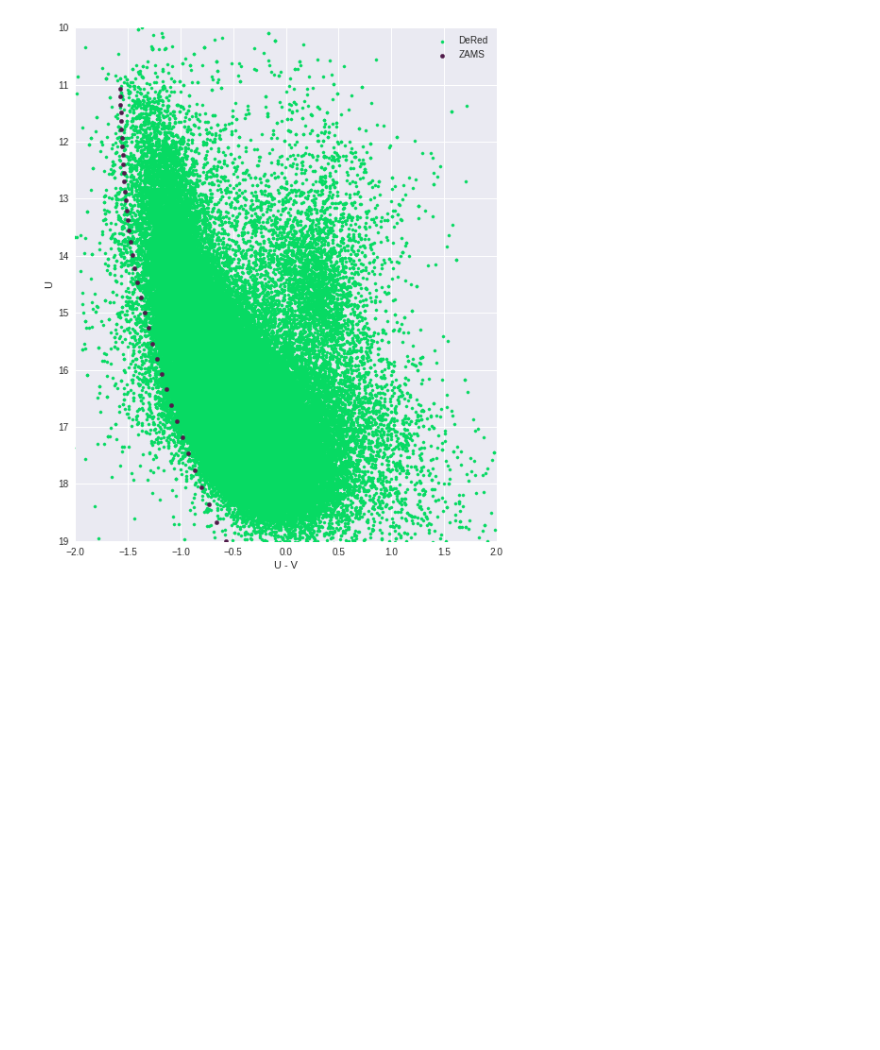
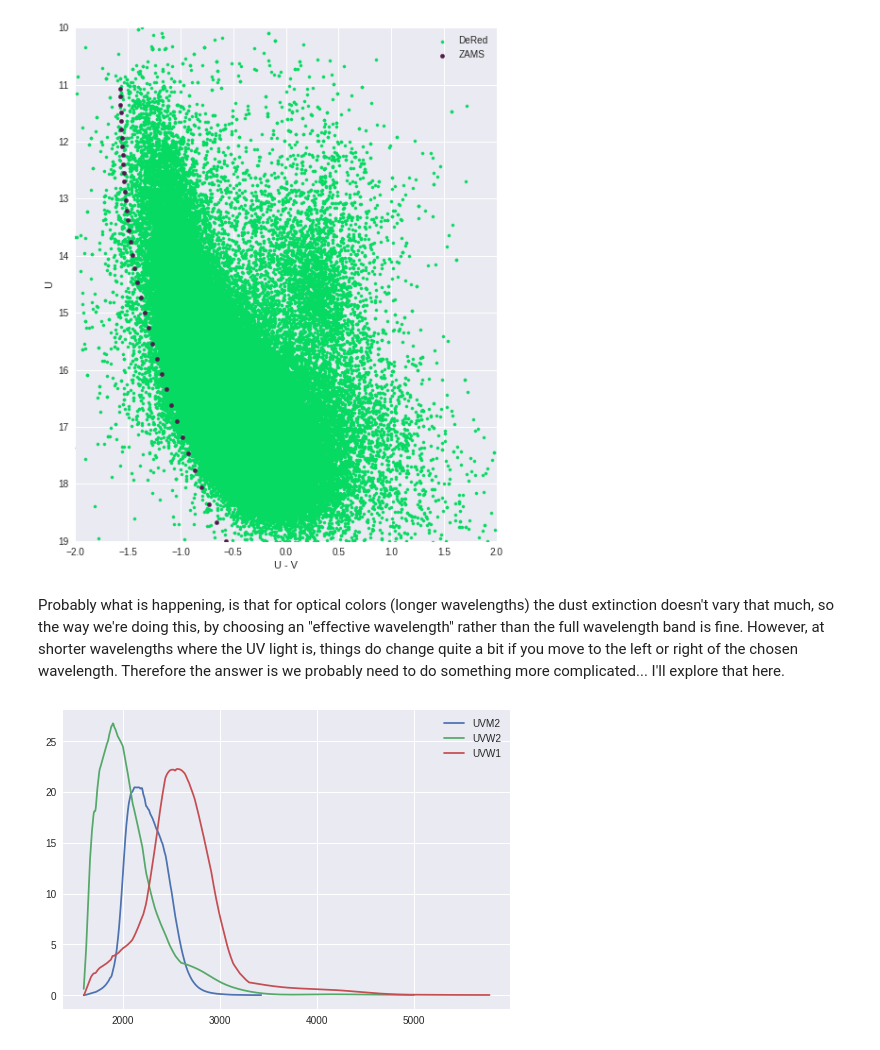
Before and after one commit to AstroLudwig/FoesHackSession, a Jupyter notebook: DustRemoval.ipynb, the cells around one changed output. Saved outputs shown, nothing was run; the diff lists cells and outputs as text; code cells hidden in the pictures; blank space fills up the shorter version.

Commit message:
Added response filters, looked at Maria's code for extinction on an SN

```diff
--- a/DustRemoval.ipynb
+++ b/DustRemoval.ipynb
@@ -254,3 +255,5 @@ plt.xlabel("U - V")
 plt.ylabel("U");
 # %% [output]
 [figure]
+# %% [markdown]
+Probably what is happening, is that for optical colors (longer wavelengths) the dust extinction doesn't vary that much, so the way we're doing this, by choosing an "effective wavelength" rather than the full wavelength band is fine. However, at shorter wavelengths where the UV light is, things do change quite a bit if you move to the left or right of the chosen wavelength. Therefore the answer is we probably need to do something more complicated... I'll explore that here.
@@ -256,0 +329,14 @@ plt.ylabel("U");
+# %%
+Av = 0.55 # Dont know if this is right, from https://iopscience.iop.org/article/10.1086/423910/pdf
+
+base = "Data/Filters/"
+uvm2_filt = ascii.read(base+'Swift_UVOT.UVM2.dat', delimiter=' ',comment=';')
+uvw1_filt = ascii.read(base+'Swift_UVOT.UVW1.dat', delimiter=' ',comment=';')
+uvw2_filt = ascii.read(base+'Swift_UVOT.UVW2.dat', delimiter=' ',comment=';')
+# %%
+plt.plot(uvm2_filt['col1'],uvm2_filt['col2'],label="UVM2")
+plt.plot(uvw2_filt['col1'],uvw2_filt['col2'],label="UVW2")
+plt.plot(uvw1_filt['col1'],uvw1_filt['col2'],label="UVW1")
+plt.legend();
+# %% [output]
+[figure, added]
```
Also changed, not shown: parts of 4 cells of this notebook, 4 other files.
